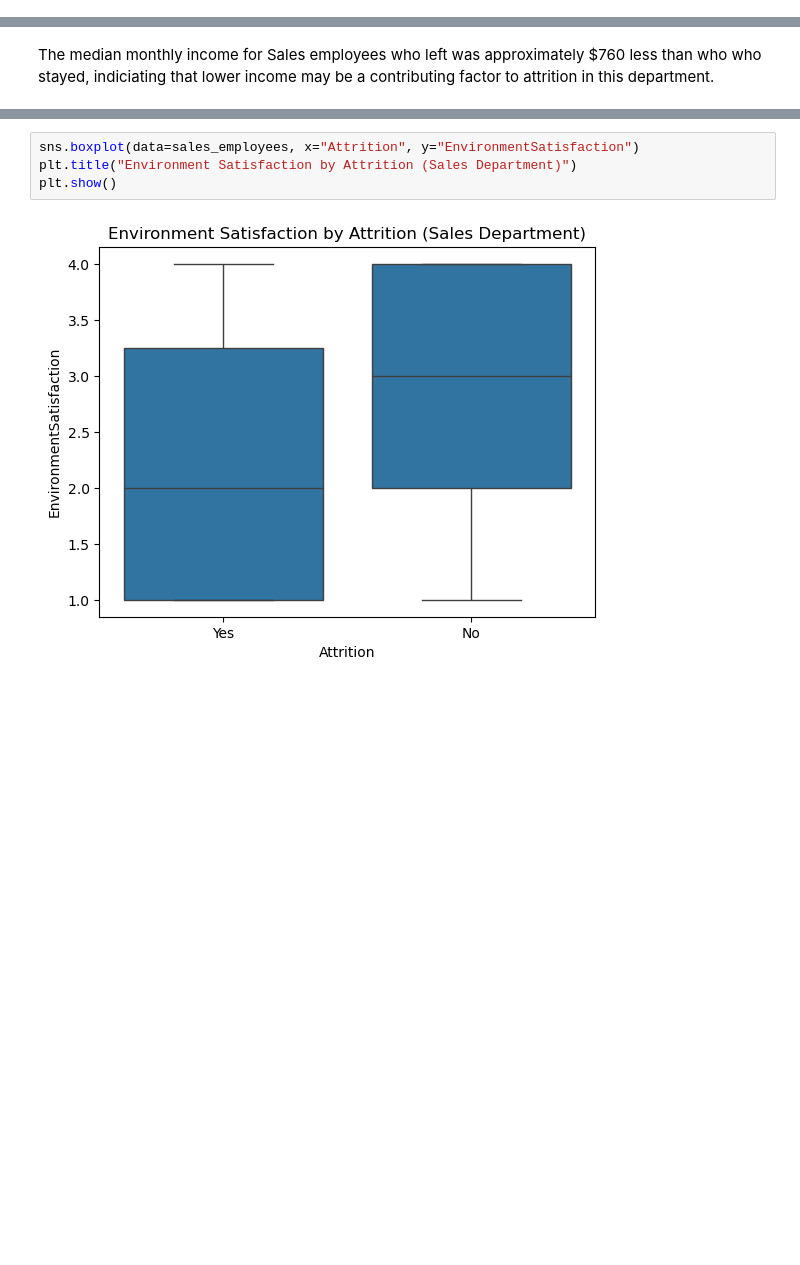
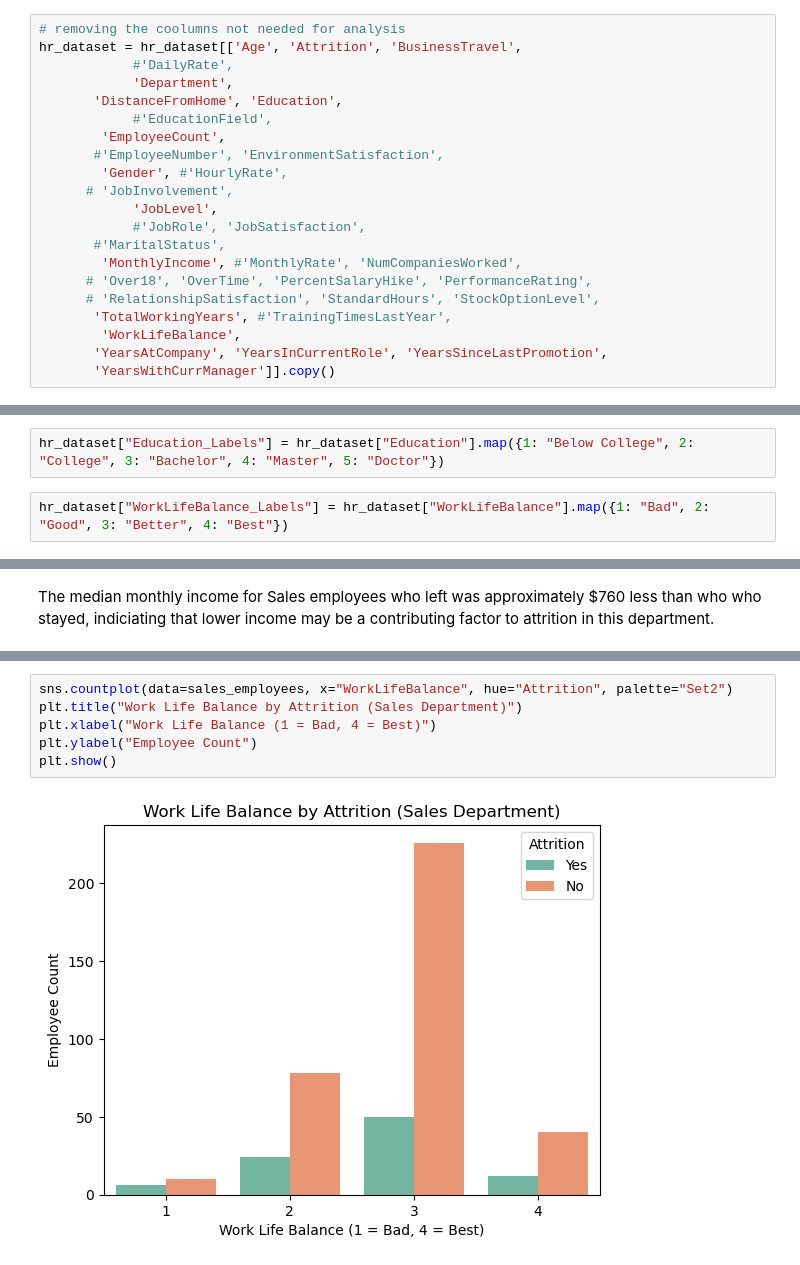
Before and after one commit to taniagreen03/eda_hr_attrition, a Jupyter notebook: hr_attrition_eda.ipynb, the cells around one changed output, grey strips where cells are left out. Saved outputs shown, nothing was run; the diff lists cells and outputs as text; blank space fills up the shorter version.

```diff
--- a/hr_attrition_eda.ipynb
+++ b/hr_attrition_eda.ipynb
@@ -168,0 +173,21 @@ hr_dataset.drop(columns=['EmployeeCount', 'StandardHours', 'Over18'])
+# %%
+# removing the coolumns not needed for analysis
+hr_dataset = hr_dataset[['Age', 'Attrition', 'BusinessTravel',
+            #'DailyRate',
+            'Department',
+       'DistanceFromHome', 'Education',
+            #'EducationField',
+        'EmployeeCount',
+       #'EmployeeNumber', 'EnvironmentSatisfaction',
+        'Gender', #'HourlyRate',
+      # 'JobInvolvement',
+            'JobLevel',
+            #'JobRole', 'JobSatisfaction',
+       #'MaritalStatus',
+        'MonthlyIncome', #'MonthlyRate', 'NumCompaniesWorked',
+      # 'Over18', 'OverTime', 'PercentSalaryHike', 'PerformanceRating',
+      # 'RelationshipSatisfaction', 'StandardHours', 'StockOptionLevel',
+       'TotalWorkingYears', #'TrainingTimesLastYear',
+        'WorkLifeBalance',
+       'YearsAtCompany', 'YearsInCurrentRole', 'YearsSinceLastPromotion',
+       'YearsWithCurrManager']].copy()
@@ -168,0 +209,4 @@ hr_dataset.drop(columns=['EmployeeCount', 'StandardHours', 'Over18'])
+# %%
+hr_dataset["Education_Labels"] = hr_dataset["Education"].map({1: "Below College", 2: "College", 3: "Bachelor", 4: "Master", 5: "Doctor"})
+# %%
+hr_dataset["WorkLifeBalance_Labels"] = hr_dataset["WorkLifeBalance"].map({1: "Bad", 2: "Good", 3: "Better", 4: "Best"})
@@ -297,7 +386,9 @@ plt.show()
 # %%
-sns.boxplot(data=sales_employees, x="Attrition", y="EnvironmentSatisfaction")
-plt.title("Environment Satisfaction by Attrition (Sales Department)")
+sns.countplot(data=sales_employees, x="WorkLifeBalance", hue="Attrition", palette="Set2")
+plt.title("Work Life Balance by Attrition (Sales Department)")
+plt.xlabel("Work Life Balance (1 = Bad, 4 = Best)")
+plt.ylabel("Employee Count")
 plt.show()
 # %% [output]
-[figure, old version]
+[figure, new version]
 # %% [markdown]
```
Also changed, not shown: parts of 43 cells of this notebook, 1 other file.
